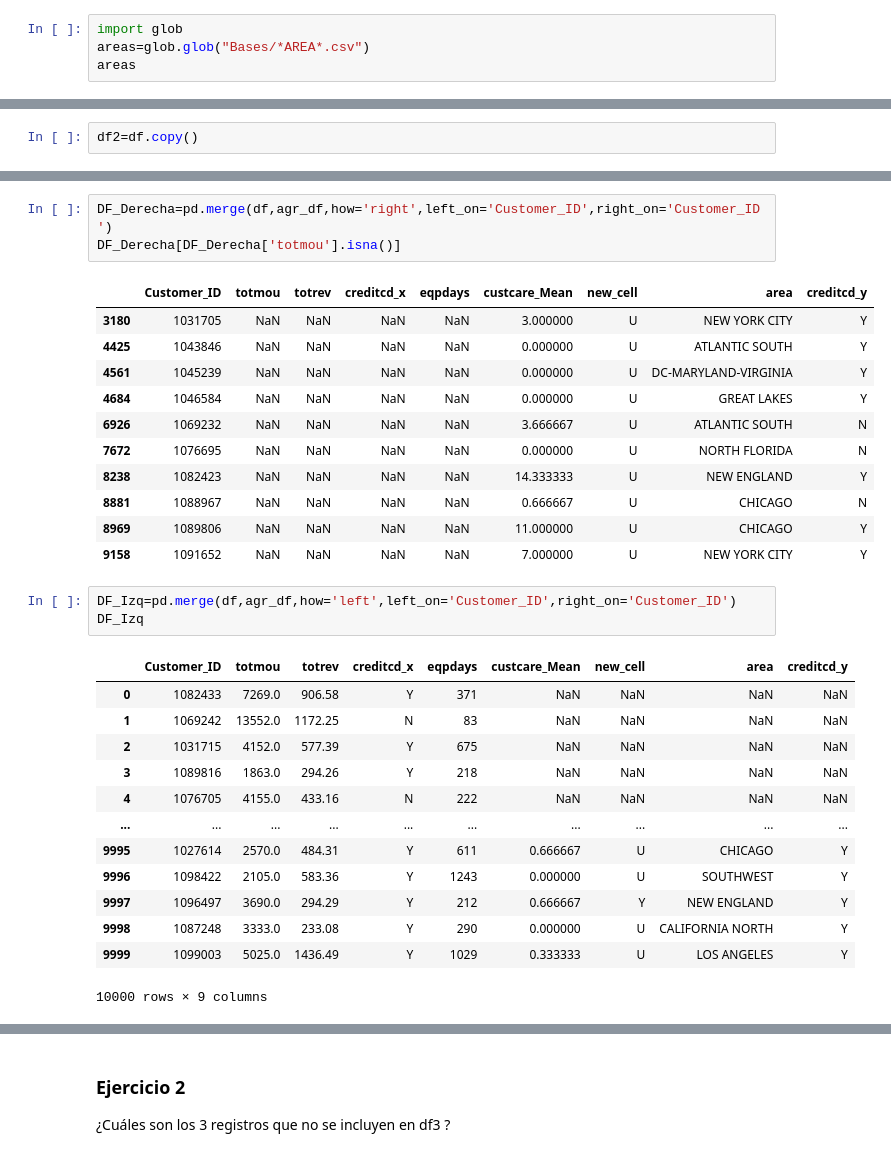
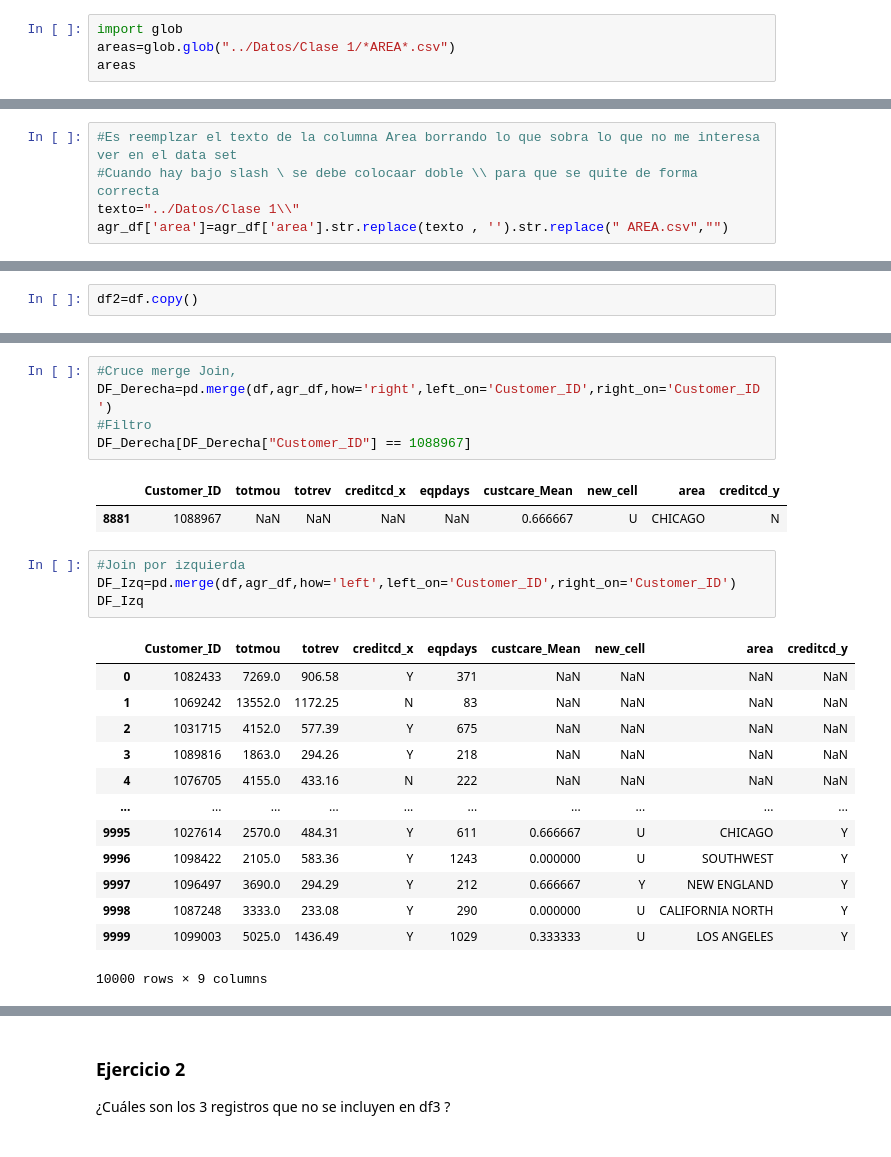
Before and after one commit to Daniel121212121212/ml_ean_2024_1, a Jupyter notebook: Cuadernos/Relación entre minutos usados e ingreso de clientes - Introducción a Pandas.ipynb, the cells around one changed output, grey strips where cells are left out. Cells and saved outputs as stored; diff of their text form.

```diff
--- a/Cuadernos/Relación entre minutos usados e ingreso de clientes - Introducción a Pandas.ipynb
+++ b/Cuadernos/Relación entre minutos usados e ingreso de clientes - Introducción a Pandas.ipynb
@@ -1043,6 +1044,6 @@ z.pos
 0
 # %%
 import glob
-areas=glob.glob("Bases/*AREA*.csv")
+areas=glob.glob("../Datos/Clase 1/*AREA*.csv")
 areas
 # %% [output]
@@ -1106,3 +1100,8 @@ agr_df['area']=agr_df['area'].str.replace(texto , '').str.replace(" AREA.csv",""
+# %%
+#Es reemplzar el texto de la columna Area borrando lo que sobra lo que no me interesa ver en el data set
+#Cuando hay bajo slash \ se debe colocaar doble \\ para que se quite de forma correcta
+texto="../Datos/Clase 1\\"
+agr_df['area']=agr_df['area'].str.replace(texto , '').str.replace(" AREA.csv","")
 # %%
 agr_df
 # %% [output]
@@ -1225,19 +1276,13 @@ See the caveats in the documentation: https://pandas.pydata.org/pandas-docs/stab
 # %%
+#Cruce merge Join,
 DF_Derecha=pd.merge(df,agr_df,how='right',left_on='Customer_ID',right_on='Customer_ID')
-DF_Derecha[DF_Derecha['totmou'].isna()]
+#Filtro
+DF_Derecha[DF_Derecha["Customer_ID"] == 1088967]
 # %% [output]
 |  | Customer_ID | totmou | totrev | creditcd_x | eqpdays | custcare_Mean | new_cell | area | creditcd_y |
-| 3180 | 1031705 | NaN | NaN | NaN | NaN | 3.000000 | U | NEW YORK CITY | Y |
-| 4425 | 1043846 | NaN | NaN | NaN | NaN | 0.000000 | U | ATLANTIC SOUTH | Y |
-| 4561 | 1045239 | NaN | NaN | NaN | NaN | 0.000000 | U | DC-MARYLAND-VIRGINIA | Y |
-| 4684 | 1046584 | NaN | NaN | NaN | NaN | 0.000000 | U | GREAT LAKES | Y |
-| 6926 | 1069232 | NaN | NaN | NaN | NaN | 3.666667 | U | ATLANTIC SOUTH | N |
-| 7672 | 1076695 | NaN | NaN | NaN | NaN | 0.000000 | U | NORTH FLORIDA | N |
-| 8238 | 1082423 | NaN | NaN | NaN | NaN | 14.333333 | U | NEW ENGLAND | Y |
 | 8881 | 1088967 | NaN | NaN | NaN | NaN | 0.666667 | U | CHICAGO | N |
-| 8969 | 1089806 | NaN | NaN | NaN | NaN | 11.000000 | U | CHICAGO | Y |
-| 9158 | 1091652 | NaN | NaN | NaN | NaN | 7.000000 | U | NEW YORK CITY | Y |
 # %%
+#Join por izquierda
 DF_Izq=pd.merge(df,agr_df,how='left',left_on='Customer_ID',right_on='Customer_ID')
 DF_Izq
 # %% [output]
```
Also changed, not shown: parts of 39 cells of this notebook, 1 other file.
